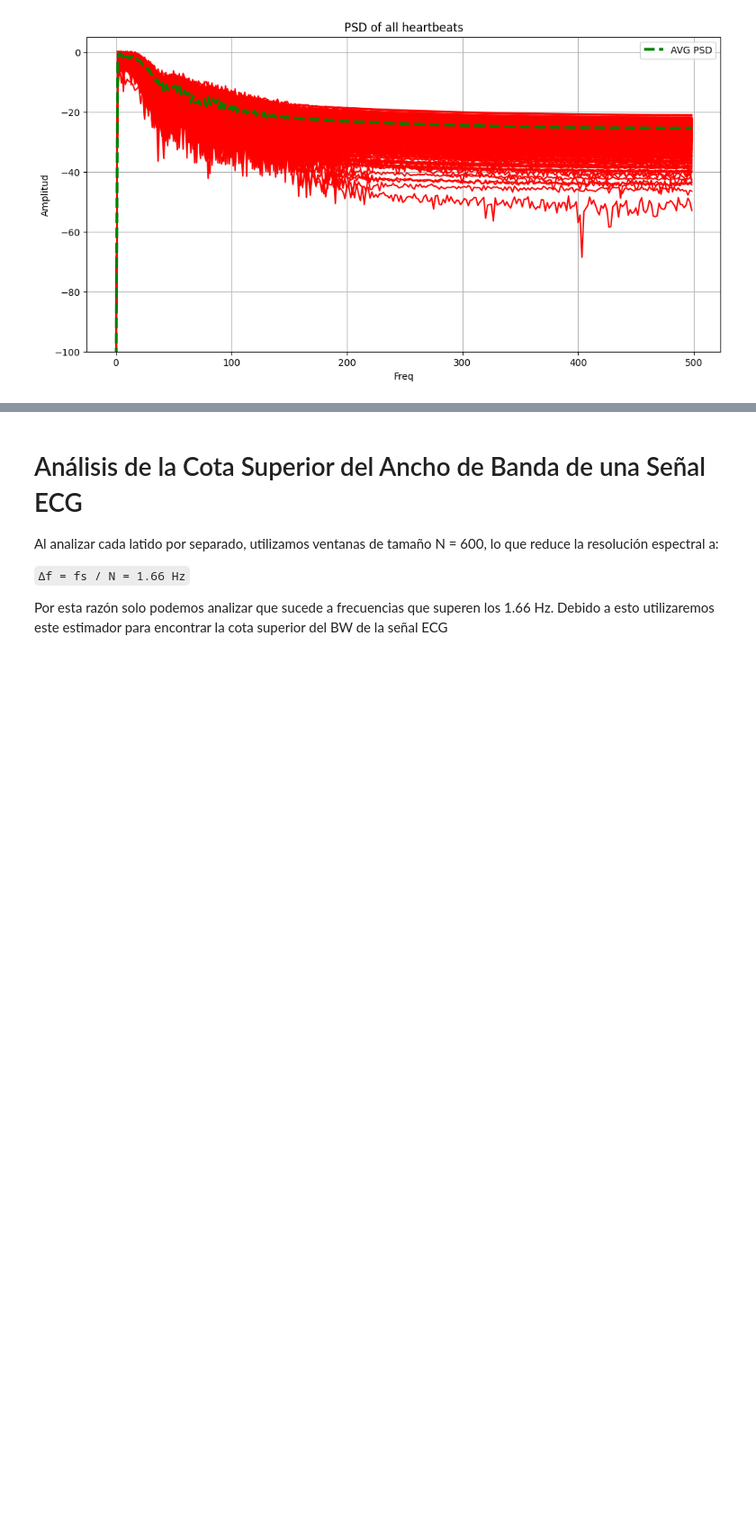
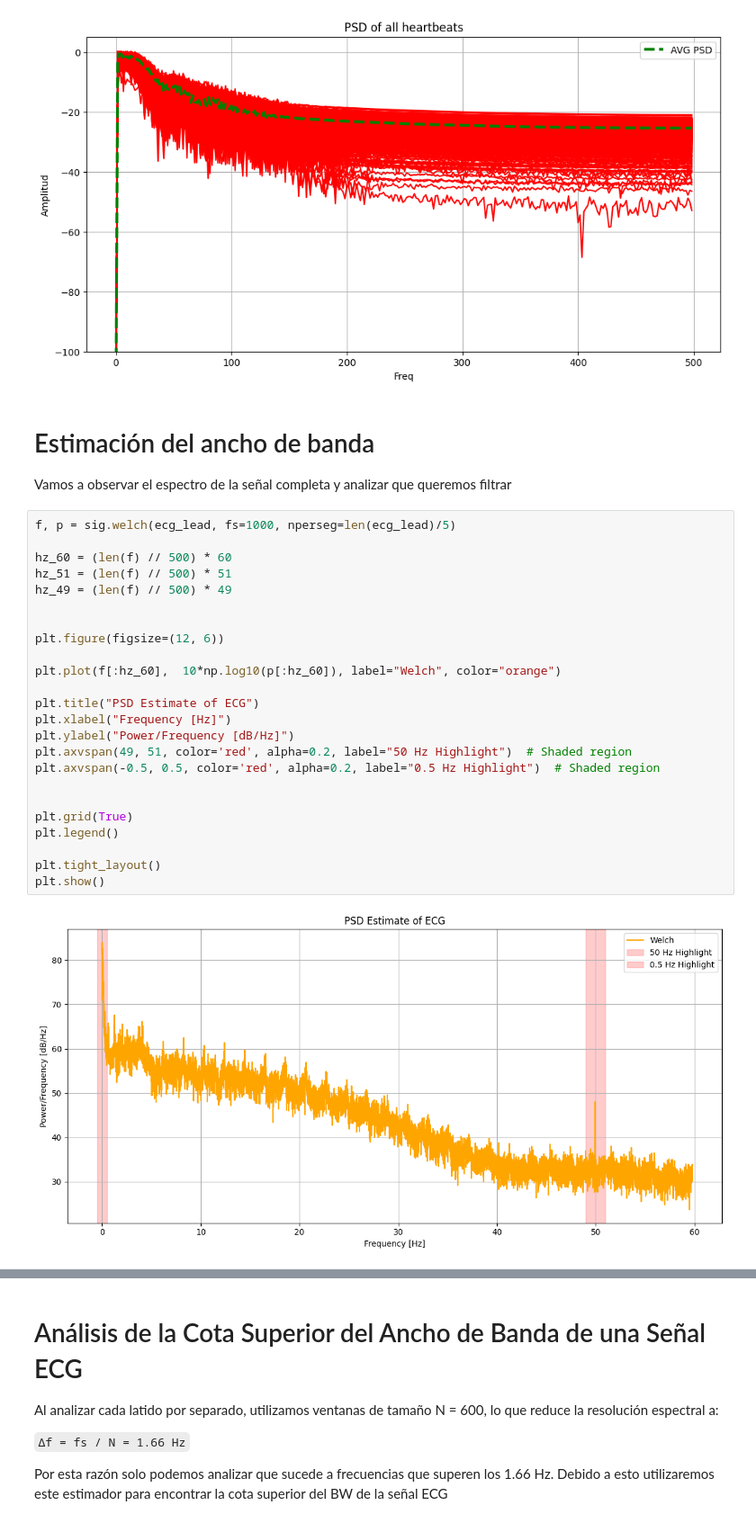
Before and after one commit to joacocibeira/PDS, a Jupyter notebook: tp_08/tp_08.ipynb, the cells around one changed output, grey strips where cells are left out. Shown at 90% size. Saved outputs shown, nothing was run; the diff lists cells and outputs as text; blank space fills up the shorter version.

```diff
--- a/tp_08/tp_08.ipynb
+++ b/tp_08/tp_08.ipynb
@@ -99,3 +94,33 @@ plt.show()
 # %% [output]
 <Figure size 1200x600 with 0 Axes>
 [figure]
+# %% [markdown]
+# Estimación del ancho de banda
+
+Vamos a observar el espectro de la señal completa y analizar que queremos filtrar
+# %%
+f, p = sig.welch(ecg_lead, fs=1000, nperseg=len(ecg_lead)/5)
+
+hz_60 = (len(f) // 500) * 60
+hz_51 = (len(f) // 500) * 51
+hz_49 = (len(f) // 500) * 49
+
+
+plt.figure(figsize=(12, 6))
+
+plt.plot(f[:hz_60],  10*np.log10(p[:hz_60]), label="Welch", color="orange")
+
+plt.title("PSD Estimate of ECG")
+plt.xlabel("Frequency [Hz]")
+plt.ylabel("Power/Frequency [dB/Hz]")
+plt.axvspan(49, 51, color='red', alpha=0.2, label="50 Hz Highlight")  # Shaded region
+plt.axvspan(-0.5, 0.5, color='red', alpha=0.2, label="0.5 Hz Highlight")  # Shaded region
+
+
+plt.grid(True)
+plt.legend()
+
+plt.tight_layout()
+plt.show()
+# %% [output]
+[figure, added]
```
Also changed, not shown: parts of 21 cells of this notebook.
